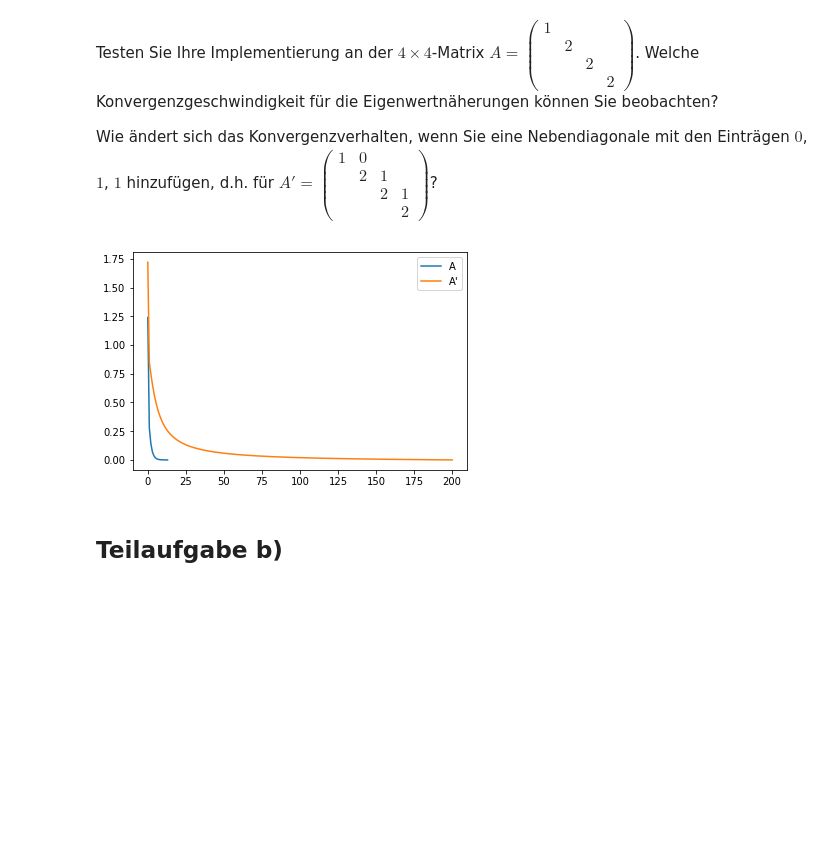
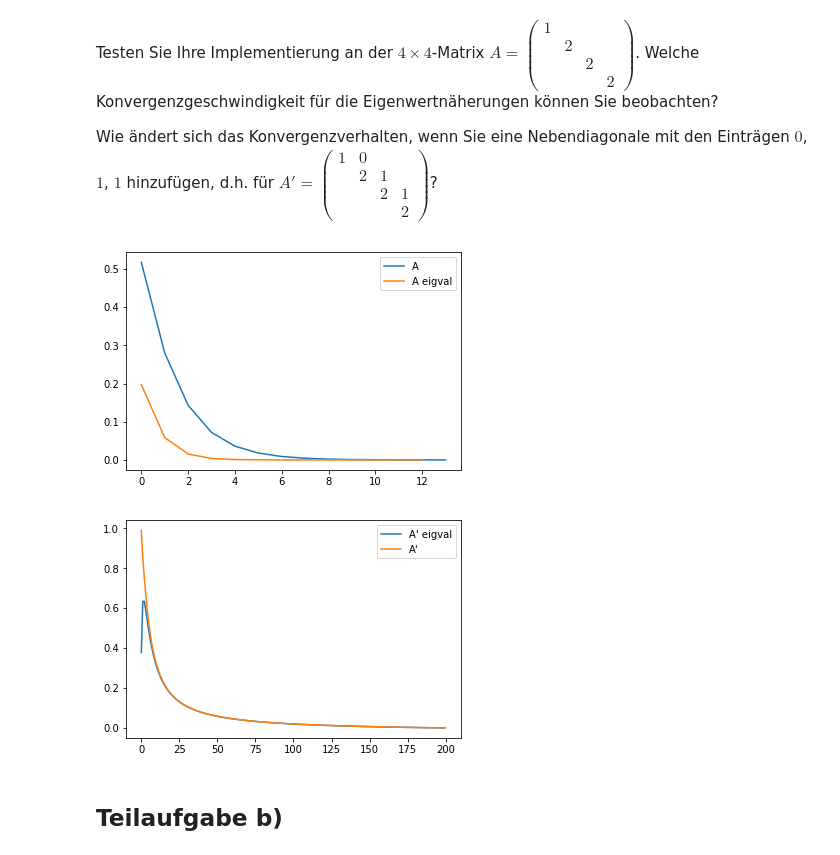
Before and after one commit to RGiga4/Numerik-101, a Jupyter notebook: ProgrammieraufgabeIII.ipynb, the cells around one changed output. Saved outputs shown, nothing was run; the diff lists cells and outputs as text; code cells hidden in the pictures; blank space fills up the shorter version.

```diff
--- a/ProgrammieraufgabeIII.ipynb
+++ b/ProgrammieraufgabeIII.ipynb
@@ -15,11 +15,9 @@ Implementieren Sie die __einfache Vektoriteration nach von Mises__. Input soll s
 
 Output sollen Näherungen des gesuchten Eigenwerts und des zugehörigen Eigenvektors sein. Zusätzlich sollen jeweils Listen mit allen Iterierten (für Eigenwert und Eigenvektor) ausgegeben werden. Falls die Toleranz nicht erreicht wird, soll eine Fehlermeldung ausgegeben werden.
 # %%
-#TODO define eigval, eigvallist
-
-
 def vectoriteration(Afun, z0, itmax, epsilon):
 
+    eigvallist = [] #??
     zlist = [z0]
 
     for it in range(itmax):
@@ -27,16 +25,21 @@ def vectoriteration(Afun, z0, itmax, epsilon):
         zold = zlist[-1]
 
         z = Afun(zold)
-        z = z / np.linalg.norm(z)
 
+        k = np.argmax(z) #TODO norm
+        s = np.sign(zold[k] / z[k])
+
+        eigval = s * np.linalg.norm(z)
+        z = s * z / np.linalg.norm(z)
+
+        eigvallist.append(eigval)
         zlist.append(z)
 
         if np.linalg.norm(z - zold) < epsilon: break
 
     if it + 1 == itmax: print("precision error")
 
-    return z, zlist
-    # return eigval, z, eigvallist, zlist
+    return eigval, z, eigvallist, zlist
 # %% [markdown]
 Testen Sie Ihre Implementierung an der $4\times 4$-Matrix $A = \begin{pmatrix} 1 & & & \\ & 2 & & \\ & & 2 & \\ & & & 2 \end{pmatrix}$. Welche Konvergenzgeschwindigkeit für die Eigenwertnäherungen können Sie beobachten?
 
@@ -51,31 +54,39 @@ def A2fun(x):
     A = np.array([[1, 0, 0, 0], [0, 2, 1, 0], [0, 0, 2, 1], [0, 0, 0, 2]])
     return A @ x
 # %%
-#TODO ersetze 'zlist' durch 'eigvallist'
-
-
 itmax = 1000
 epsilon = .0001
 
-x0 = np.array([1, 1, 1, 1])
-y0 = np.array([1, 1, 1, 1])
+x0 = np.array([.5, .5, .5, .5])
+y0 = np.array([.5, .5, .5, .5])
 
 
-x, xlist = vectoriteration(Afun, x0, itmax, epsilon)
+xeigval, x, xeigvallist, xlist = vectoriteration(Afun, x0, itmax, epsilon)
 xplot = [np.linalg.norm(xval - x) for xval in xlist]
+xeigvalplot = [np.linalg.norm(xeigvalit - xeigval) for xeigvalit in xeigvallist]
 
-y, ylist = vectoriteration(A2fun, y0, itmax, epsilon)
+yeigval, y, yeigvallist, ylist = vectoriteration(A2fun, y0, itmax, epsilon)
 yplot = [np.linalg.norm(yval - y) for yval in ylist]
+yeigvalplot = [np.linalg.norm(yeigvalit - yeigval) for yeigvalit in yeigvallist]
 
 
 plt.plot(xplot, label="A")
+plt.plot(xeigvalplot, label="A eigval")
+
+plt.legend()
+plt.show()
+plt.close()
+
+
+plt.plot(yeigvalplot, label="A\' eigval")
 plt.plot(yplot, label="A\'")
 
 plt.legend()
 plt.show()
 plt.close()
 # %% [output]
-[figure, old version]
+[figure, new version]
+[figure, added]
 # %% [markdown]
 ## Teilaufgabe b)
 # %% [markdown]
```
Also changed, not shown: parts of 1 cell of this notebook.
